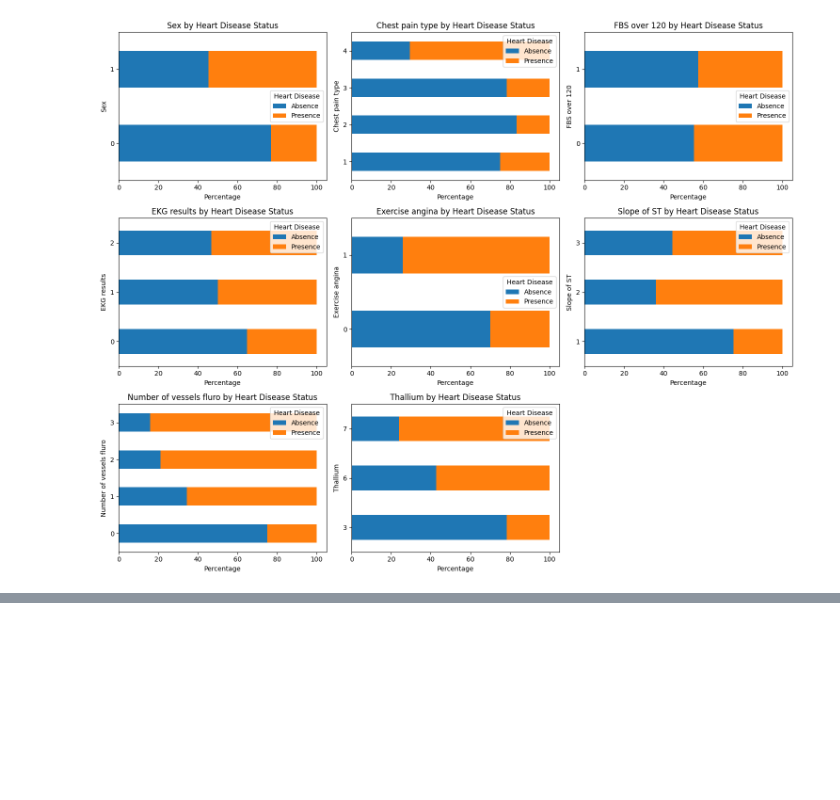
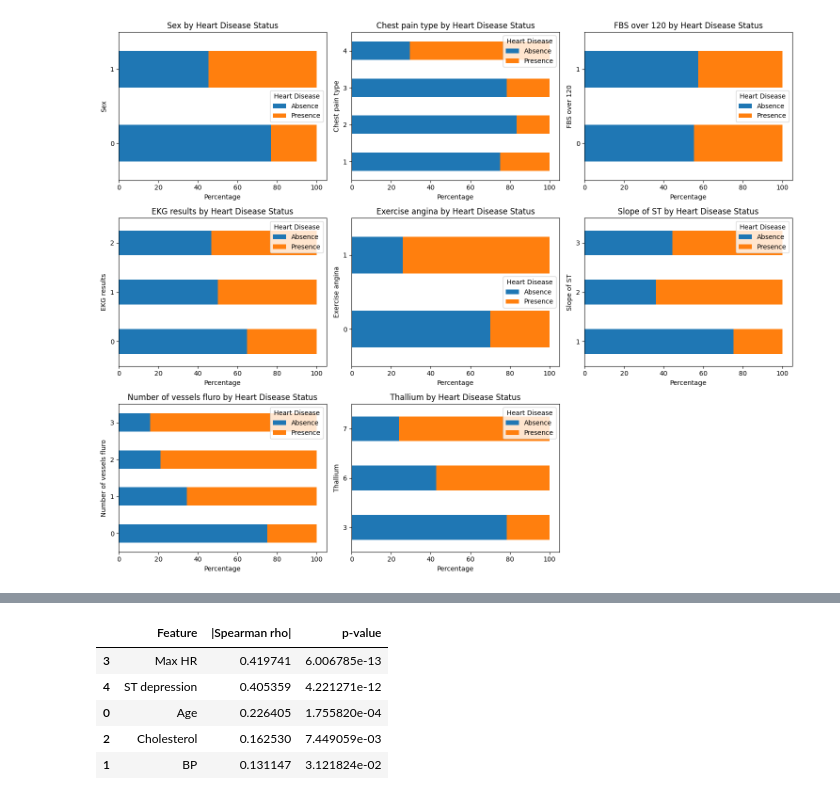
Before and after one commit to MikailuReeves/heart-disease-eda, a Jupyter notebook: notebooks/01_data_exploration.ipynb, the cells around one changed output, grey strips where cells are left out. Saved outputs shown, nothing was run; the diff lists cells and outputs as text; code cells hidden in the pictures; blank space fills up the shorter version.

```diff
--- a/notebooks/data_exploration.ipynb
+++ b/notebooks/01_data_exploration.ipynb
@@ -162,0 +196,31 @@ plt.show()
+# %%
+ratio_features = ['Age', 'BP', 'Cholesterol', 'Max HR', 'ST depression']
+
+
+df['heart_disease_bin'] = (df['Heart Disease'] == 'Presence').astype(int)
+results = []
+for col in ratio_features:
+    rho, p = stats.spearmanr(df[col], df['heart_disease_bin'])
+    results.append({'feature': col, 'spearman_rho': rho, 'p_value': p})
+
+ratio_rank = pd.DataFrame(results).assign(
+    abs_rho=lambda x: x.spearman_rho.abs()
+).sort_values('abs_rho', ascending=False)
+
+
+
+display(
+    ratio_rank[['feature', 'abs_rho', 'p_value']]
+        .rename(columns={
+            'feature': 'Feature',
+            'abs_rho': '|Spearman rho|',
+            'p_value': 'p-value'
+        })
+)
+# %% [output]
+|  | Feature | |Spearman rho| | p-value |
+| 3 | Max HR | 0.419741 | 6.006785e-13 |
+| 4 | ST depression | 0.405359 | 4.221271e-12 |
+| 0 | Age | 0.226405 | 1.755820e-04 |
+| 2 | Cholesterol | 0.162530 | 7.449059e-03 |
+| 1 | BP | 0.131147 | 3.121824e-02 |
```
Also changed, not shown: parts of 11 cells of this notebook.
